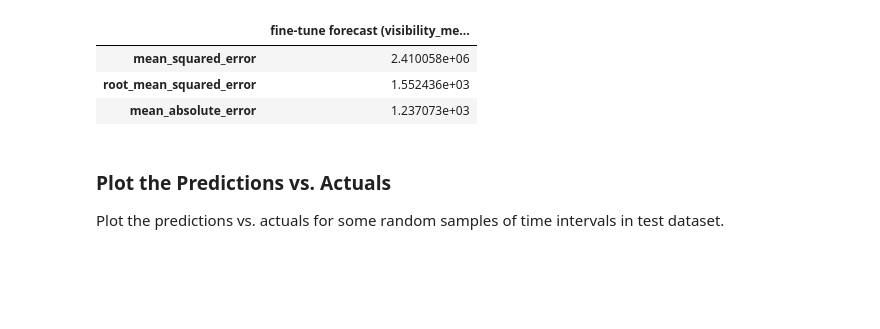
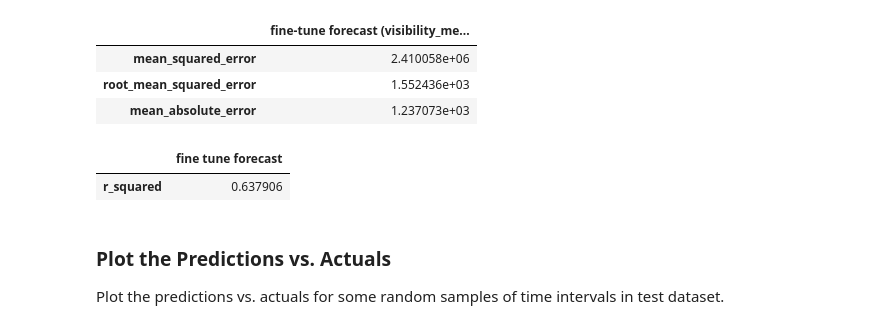
Before and after one commit to SindhuVarier/ttm, a Jupyter notebook: predict_fog_ttm2_few_shot.ipynb, the cells around one changed output. Saved outputs shown, nothing was run; the diff lists cells and outputs as text; code cells hidden in the pictures; blank space fills up the shorter version.

```diff
--- a/predict_fog_ttm2_few_shot.ipynb
+++ b/predict_fog_ttm2_few_shot.ipynb
@@ -358,6 +360,36 @@ custom_metric(
 | mean_squared_error | 2.410058e+06 |
 | root_mean_squared_error | 1.552436e+03 |
 | mean_absolute_error | 1.237073e+03 |
+# %%
+def custom_r2_score(actual, prediction, column_header="results"):
+    """Function to compute R² Score"""
+    a = np.asarray(actual.tolist())
+    p = np.asarray(prediction.tolist())
+
+    # Create a mask to handle missing values (if any)
+    mask = ~np.any(np.isnan(a), axis=1)
+
+    # Calculate metrics
+    ss_total = np.sum(np.square(a[mask, :] - np.mean(a[mask, :])))
+    ss_residual = np.sum(np.square(a[mask, :] - p[mask, :]))
+    r2 = 1 - (ss_residual / ss_total)
+
+    return pd.DataFrame(
+        {
+            column_header: {
+                "r_squared": r2,
+            }
+        }
+    )
+
+# Example usage:
+custom_r2_score(
+    finetune_forecast["visibility_meters"],
+    finetune_forecast["visibility_meters_prediction"],
+    "fine tune forecast")
+# %% [output]
+|  | fine tune forecast |
+| r_squared | 0.637906 |
 # %% [markdown]
 ### Plot the Predictions vs. Actuals
 
```
Also changed, not shown: parts of 3 cells of this notebook.
